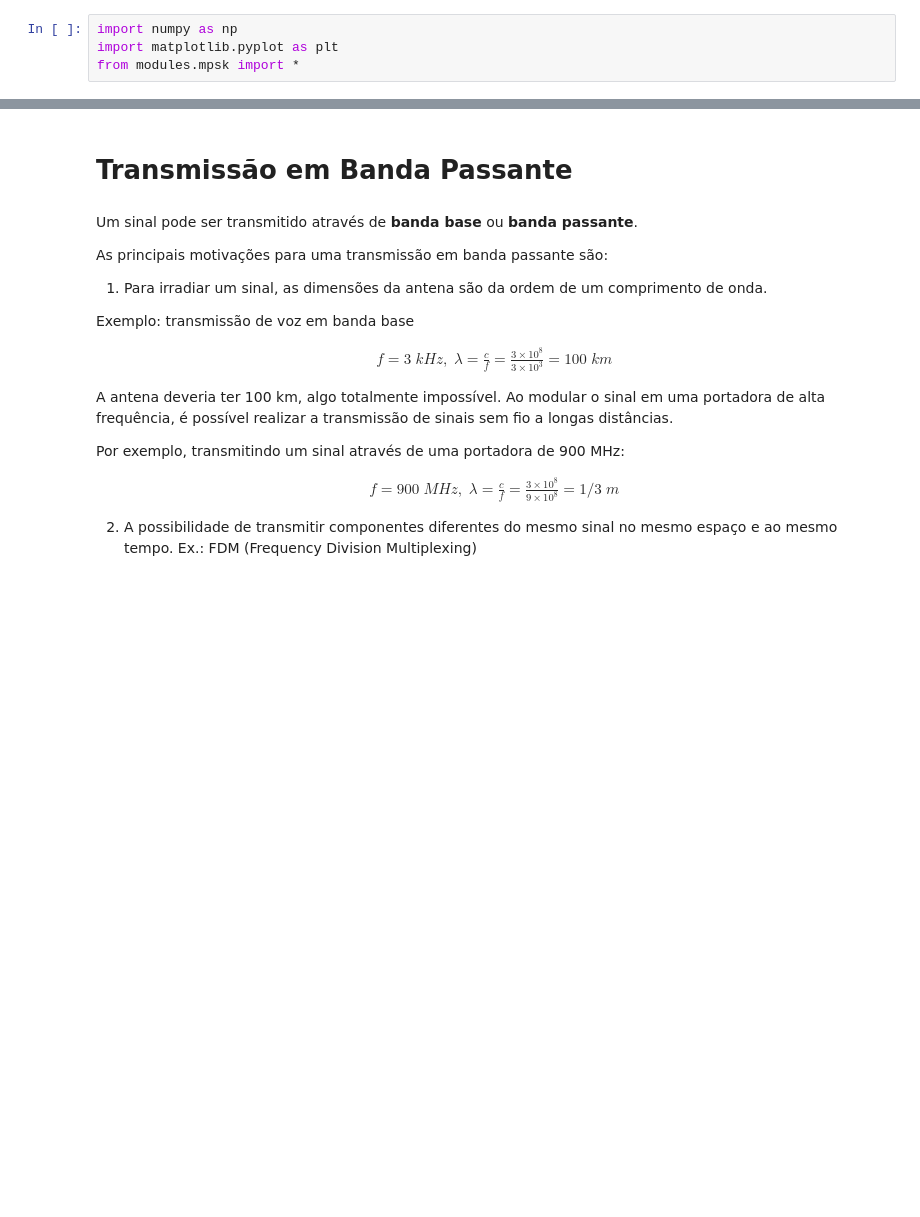
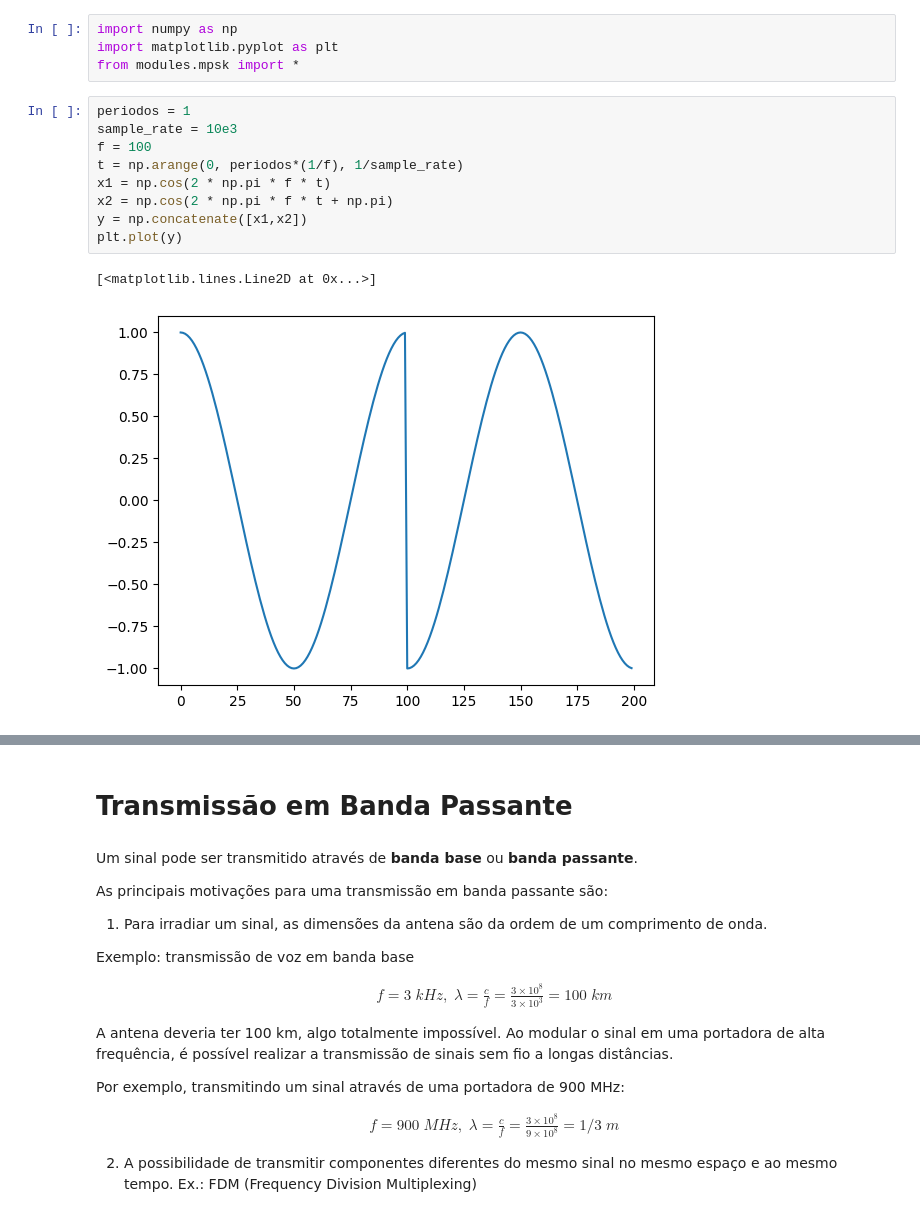
Before and after one commit to lhupalo/comm-py, a Jupyter notebook: banda-passante.ipynb, the cells around one changed output, grey strips where cells are left out. Drawn from its saved outputs; the diff is of its cells as text; blank space fills up the shorter version.

```diff
--- a/m-psk.ipynb
+++ b/banda-passante.ipynb
@@ -2,3 +2,15 @@
 import numpy as np
 import matplotlib.pyplot as plt
 from modules.mpsk import *
+# %%
+periodos = 1
+sample_rate = 10e3
+f = 100
+t = np.arange(0, periodos*(1/f), 1/sample_rate)
+x1 = np.cos(2 * np.pi * f * t)
+x2 = np.cos(2 * np.pi * f * t + np.pi)
+y = np.concatenate([x1,x2])
+plt.plot(y)
+# %% [output]
+[<matplotlib.lines.Line2D at 0x...>]
+[figure, added]
```
Also changed, not shown: parts of 2 cells of this notebook, 2 other files.
